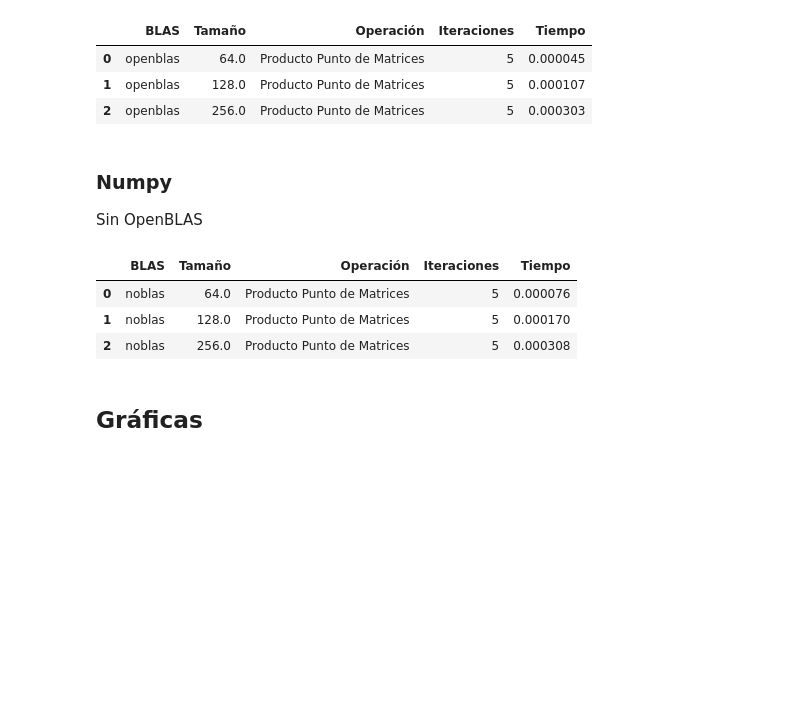
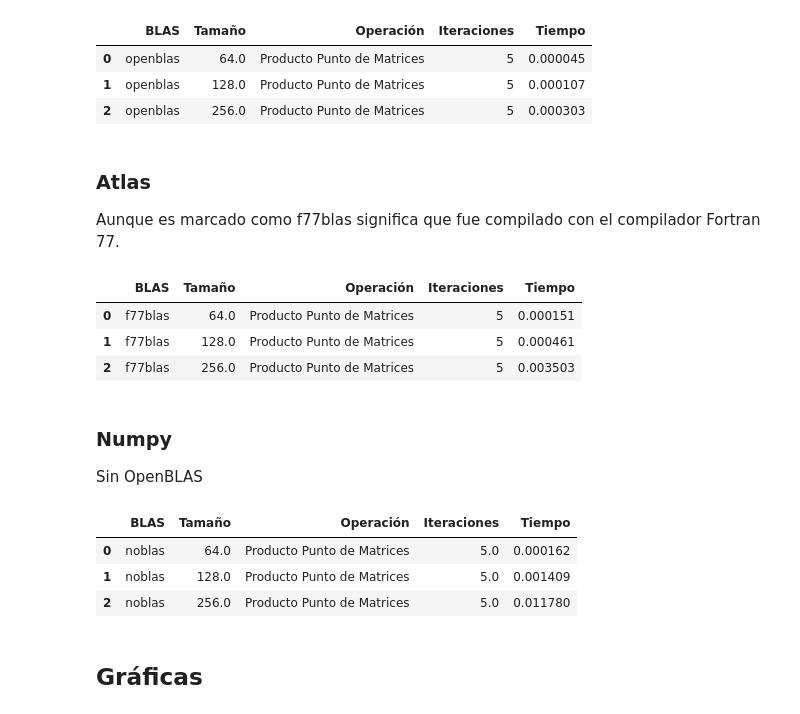
Before and after one commit to philwebsurfer/analisis-numerico-computo-cientifico, a Jupyter notebook: analisisnum-jorgealtamirano/openblas-py3/benchmark.ipynb, the cells around one changed output. Cells and saved outputs as stored; diff of their text form; code cells hidden in the pictures; blank space fills up the shorter version.

```diff
--- a/analisisnum-jorgealtamirano/openblas-py3/benchmark.ipynb
+++ b/analisisnum-jorgealtamirano/openblas-py3/benchmark.ipynb
@@ -151,18 +151,30 @@ df_.head(3)
 | 0 | openblas | 64.0 | Producto Punto de Matrices | 5 | 0.000045 |
 | 1 | openblas | 128.0 | Producto Punto de Matrices | 5 | 0.000107 |
 | 2 | openblas | 256.0 | Producto Punto de Matrices | 5 | 0.000303 |
+# %% [markdown]
+### Atlas
+
+Aunque es marcado como f77blas significa que fue compilado con el compilador Fortran 77.
+# %%
+df_atlas = pd.read_csv("compare.f77blas.csv")
+df_atlas.head(3)
+# %% [output]
+|  | BLAS | Tamaño | Operación | Iteraciones | Tiempo |
+| 0 | f77blas | 64.0 | Producto Punto de Matrices | 5 | 0.000151 |
+| 1 | f77blas | 128.0 | Producto Punto de Matrices | 5 | 0.000461 |
+| 2 | f77blas | 256.0 | Producto Punto de Matrices | 5 | 0.003503 |
 # %% [markdown]
 ### Numpy
 
 Sin OpenBLAS
 # %%
-df__ = pd.read_csv("compare.noblas.csv")
-df__.head(3)
+df_noblas = pd.read_csv("compare.noblas.csv")
+df_noblas.head(3)
 # %% [output]
 |  | BLAS | Tamaño | Operación | Iteraciones | Tiempo |
-| 0 | noblas | 64.0 | Producto Punto de Matrices | 5 | 0.000076 |
-| 1 | noblas | 128.0 | Producto Punto de Matrices | 5 | 0.000170 |
-| 2 | noblas | 256.0 | Producto Punto de Matrices | 5 | 0.000308 |
+| 0 | noblas | 64.0 | Producto Punto de Matrices | 5.0 | 0.000162 |
+| 1 | noblas | 128.0 | Producto Punto de Matrices | 5.0 | 0.001409 |
+| 2 | noblas | 256.0 | Producto Punto de Matrices | 5.0 | 0.011780 |
 # %% [markdown]
 ## Gráficas
 # %%
```
Also changed, not shown: parts of 5 cells of this notebook, 1 other file.
